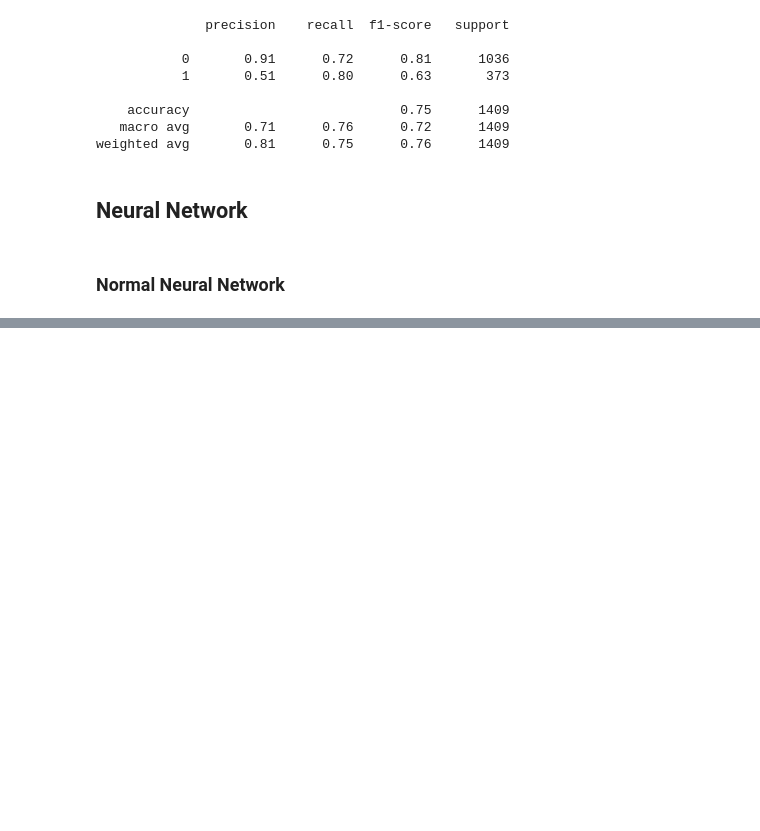
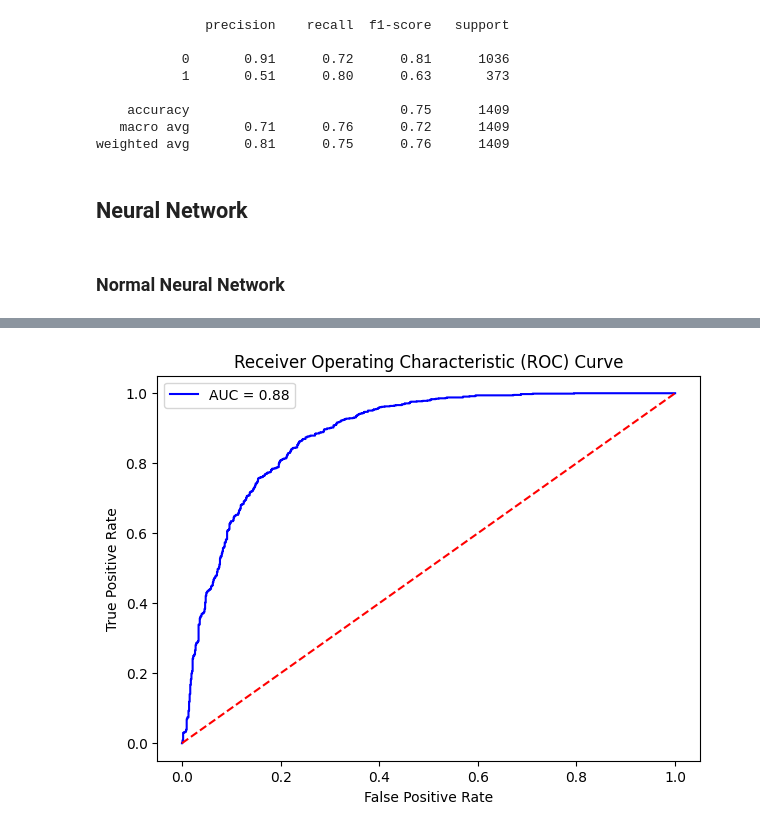
Before and after one commit to udan2006/Telco_Customer_churn, a Jupyter notebook: ML_CW.ipynb, the cells around one changed output, grey strips where cells are left out. Drawn from its saved outputs; the diff is of its cells as text; code cells hidden in the pictures; blank space fills up the shorter version.

```diff
--- a/ML_CW.ipynb
+++ b/ML_CW.ipynb
@@ -619,0 +756,4 @@ plt.show()
+# %%
+plot_roc_curve(fpr_nn,tpr_nn)
+# %% [output]
+[figure, added]
```
Also changed, not shown: parts of 26 cells of this notebook.
